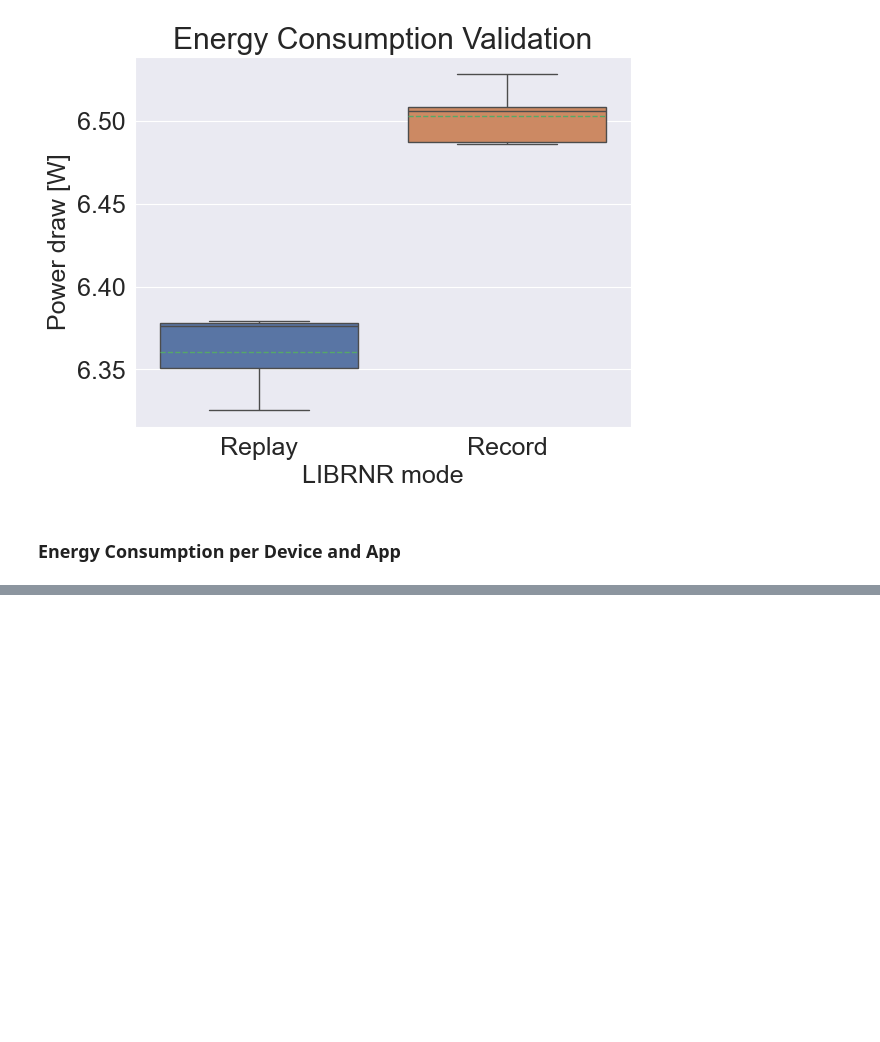
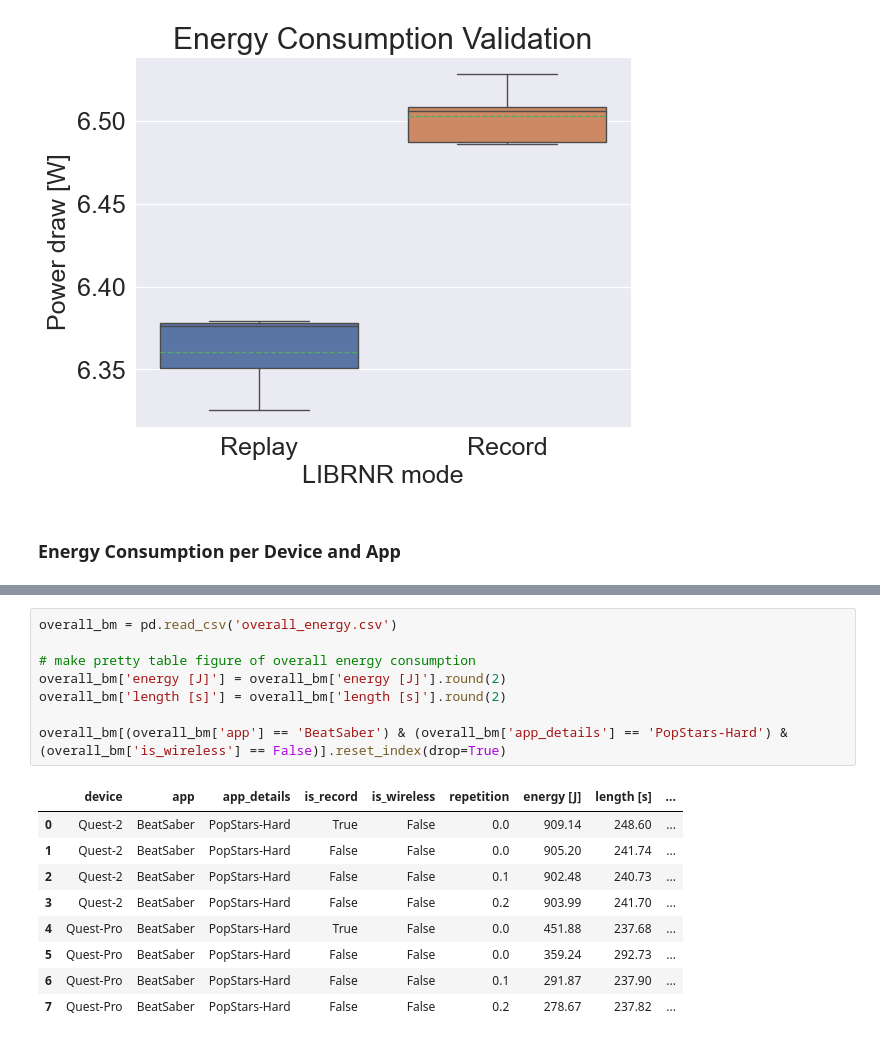
Before and after one commit to Raiduy/librnr-experiments, a Jupyter notebook: analysis_BM.ipynb, the cells around one changed output, grey strips where cells are left out. Cells and saved outputs as stored; diff of their text form; blank space fills up the shorter version.

```diff
--- a/analysis_BM.ipynb
+++ b/analysis_BM.ipynb
@@ -187,0 +187,18 @@ Error:
+# %%
+overall_bm = pd.read_csv('overall_energy.csv')
+
+# make pretty table figure of overall energy consumption
+overall_bm['energy [J]'] = overall_bm['energy [J]'].round(2)
+overall_bm['length [s]'] = overall_bm['length [s]'].round(2)
+
+overall_bm[(overall_bm['app'] == 'BeatSaber') & (overall_bm['app_details'] == 'PopStars-Hard') & (overall_bm['is_wireless'] == False)].reset_index(drop=True)
+# %% [output]
+|  | device | app | app_details | is_record | is_wireless | repetition | energy [J] | length [s] | ... |
+| 0 | Quest-2 | BeatSaber | PopStars-Hard | True | False | 0.0 | 909.14 | 248.60 | ... |
+| 1 | Quest-2 | BeatSaber | PopStars-Hard | False | False | 0.0 | 905.20 | 241.74 | ... |
+| 2 | Quest-2 | BeatSaber | PopStars-Hard | False | False | 0.1 | 902.48 | 240.73 | ... |
+| 3 | Quest-2 | BeatSaber | PopStars-Hard | False | False | 0.2 | 903.99 | 241.70 | ... |
+| 4 | Quest-Pro | BeatSaber | PopStars-Hard | True | False | 0.0 | 451.88 | 237.68 | ... |
+| 5 | Quest-Pro | BeatSaber | PopStars-Hard | False | False | 0.0 | 359.24 | 292.73 | ... |
+| 6 | Quest-Pro | BeatSaber | PopStars-Hard | False | False | 0.1 | 291.87 | 237.90 | ... |
+| 7 | Quest-Pro | BeatSaber | PopStars-Hard | False | False | 0.2 | 278.67 | 237.82 | ... |
```
Also changed, not shown: parts of 2 cells of this notebook, 2 other files.
